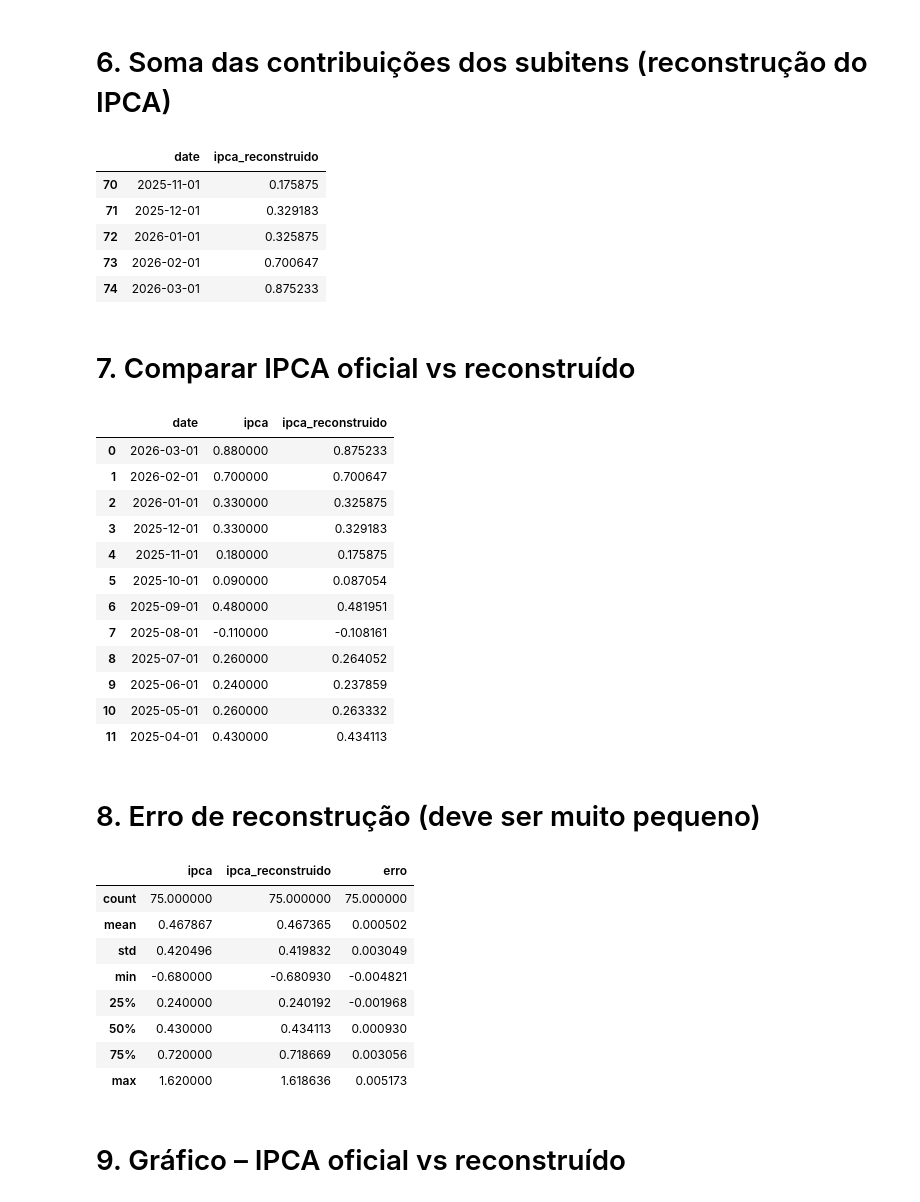
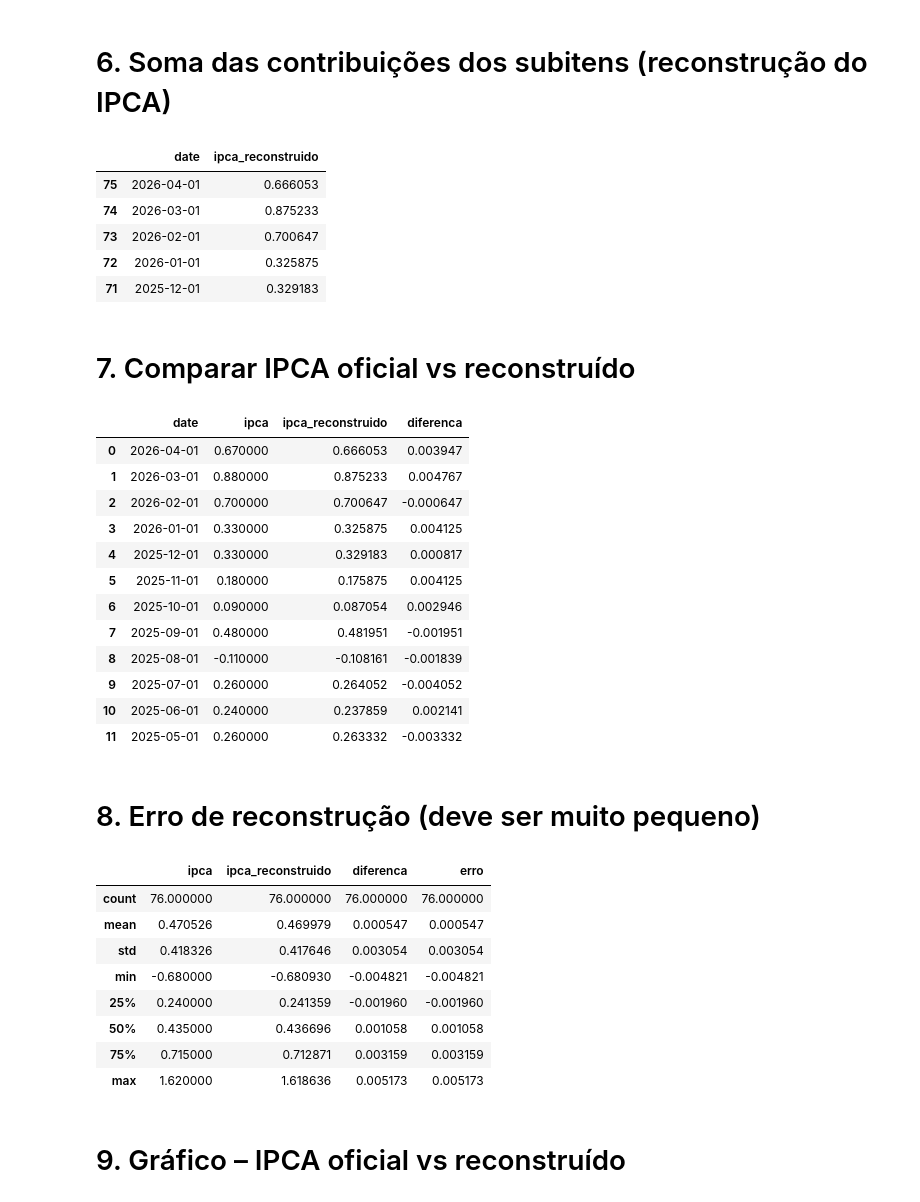
Before and after one commit to IncomeView/inflation_bcb, a Jupyter notebook: notebooks/03.ipca_decomposicao.ipynb, the cells around one changed output. Cells and saved outputs as stored; diff of their text form; code cells hidden in the pictures.

```diff
--- a/notebooks/03.ipca_decomposicao.ipynb
+++ b/notebooks/03.ipca_decomposicao.ipynb
@@ -104,50 +104,52 @@ df_sum = (
     .sum()
     .reset_index()
     .rename(columns={"contribuicaoIpca": "ipca_reconstruido"})
+    .sort_values("date", ascending=False)
 )
 
-df_sum.tail()
+df_sum.head()
 # %% [output]
 |  | date | ipca_reconstruido |
-| 70 | 2025-11-01 | 0.175875 |
+| 75 | 2026-04-01 | 0.666053 |
+| 74 | 2026-03-01 | 0.875233 |
+| 73 | 2026-02-01 | 0.700647 |
+| 72 | 2026-01-01 | 0.325875 |
 | 71 | 2025-12-01 | 0.329183 |
-| 72 | 2026-01-01 | 0.325875 |
-| 73 | 2026-02-01 | 0.700647 |
-| 74 | 2026-03-01 | 0.875233 |
 # %% [markdown]
 # 7. Comparar IPCA oficial vs reconstruído
 # %%
 df_compare = df_ipca.merge(df_sum, on="date", how="inner")
+df_compare["diferenca"] = df_compare["ipca"] - df_compare["ipca_reconstruido"]
 df_compare.head(12)
 # %% [output]
-|  | date | ipca | ipca_reconstruido |
-| 0 | 2026-03-01 | 0.880000 | 0.875233 |
-| 1 | 2026-02-01 | 0.700000 | 0.700647 |
-| 2 | 2026-01-01 | 0.330000 | 0.325875 |
-| 3 | 2025-12-01 | 0.330000 | 0.329183 |
-| 4 | 2025-11-01 | 0.180000 | 0.175875 |
-| 5 | 2025-10-01 | 0.090000 | 0.087054 |
-| 6 | 2025-09-01 | 0.480000 | 0.481951 |
-| 7 | 2025-08-01 | -0.110000 | -0.108161 |
-| 8 | 2025-07-01 | 0.260000 | 0.264052 |
-| 9 | 2025-06-01 | 0.240000 | 0.237859 |
-| 10 | 2025-05-01 | 0.260000 | 0.263332 |
-| 11 | 2025-04-01 | 0.430000 | 0.434113 |
+|  | date | ipca | ipca_reconstruido | diferenca |
+| 0 | 2026-04-01 | 0.670000 | 0.666053 | 0.003947 |
+| 1 | 2026-03-01 | 0.880000 | 0.875233 | 0.004767 |
+| 2 | 2026-02-01 | 0.700000 | 0.700647 | -0.000647 |
+| 3 | 2026-01-01 | 0.330000 | 0.325875 | 0.004125 |
+| 4 | 2025-12-01 | 0.330000 | 0.329183 | 0.000817 |
+| 5 | 2025-11-01 | 0.180000 | 0.175875 | 0.004125 |
+| 6 | 2025-10-01 | 0.090000 | 0.087054 | 0.002946 |
+| 7 | 2025-09-01 | 0.480000 | 0.481951 | -0.001951 |
+| 8 | 2025-08-01 | -0.110000 | -0.108161 | -0.001839 |
+| 9 | 2025-07-01 | 0.260000 | 0.264052 | -0.004052 |
+| 10 | 2025-06-01 | 0.240000 | 0.237859 | 0.002141 |
+| 11 | 2025-05-01 | 0.260000 | 0.263332 | -0.003332 |
 # %% [markdown]
 # 8. Erro de reconstrução (deve ser muito pequeno)
 # %%
 df_compare["erro"] = df_compare["ipca"] - df_compare["ipca_reconstruido"]
 df_compare.describe()
 # %% [output]
-|  | ipca | ipca_reconstruido | erro |
-| count | 75.000000 | 75.000000 | 75.000000 |
-| mean | 0.467867 | 0.467365 | 0.000502 |
-| std | 0.420496 | 0.419832 | 0.003049 |
-| min | -0.680000 | -0.680930 | -0.004821 |
-| 25% | 0.240000 | 0.240192 | -0.001968 |
-| 50% | 0.430000 | 0.434113 | 0.000930 |
-| 75% | 0.720000 | 0.718669 | 0.003056 |
-| max | 1.620000 | 1.618636 | 0.005173 |
+|  | ipca | ipca_reconstruido | diferenca | erro |
+| count | 76.000000 | 76.000000 | 76.000000 | 76.000000 |
+| mean | 0.470526 | 0.469979 | 0.000547 | 0.000547 |
+| std | 0.418326 | 0.417646 | 0.003054 | 0.003054 |
+| min | -0.680000 | -0.680930 | -0.004821 | -0.004821 |
+| 25% | 0.240000 | 0.241359 | -0.001960 | -0.001960 |
+| 50% | 0.435000 | 0.436696 | 0.001058 | 0.001058 |
+| 75% | 0.715000 | 0.712871 | 0.003159 | 0.003159 |
+| max | 1.620000 | 1.618636 | 0.005173 | 0.005173 |
 # %% [markdown]
 # 9. Gráfico – IPCA oficial vs reconstruído
 # %%
```
Also changed, not shown: parts of 7 cells of this notebook, 19 other files.
